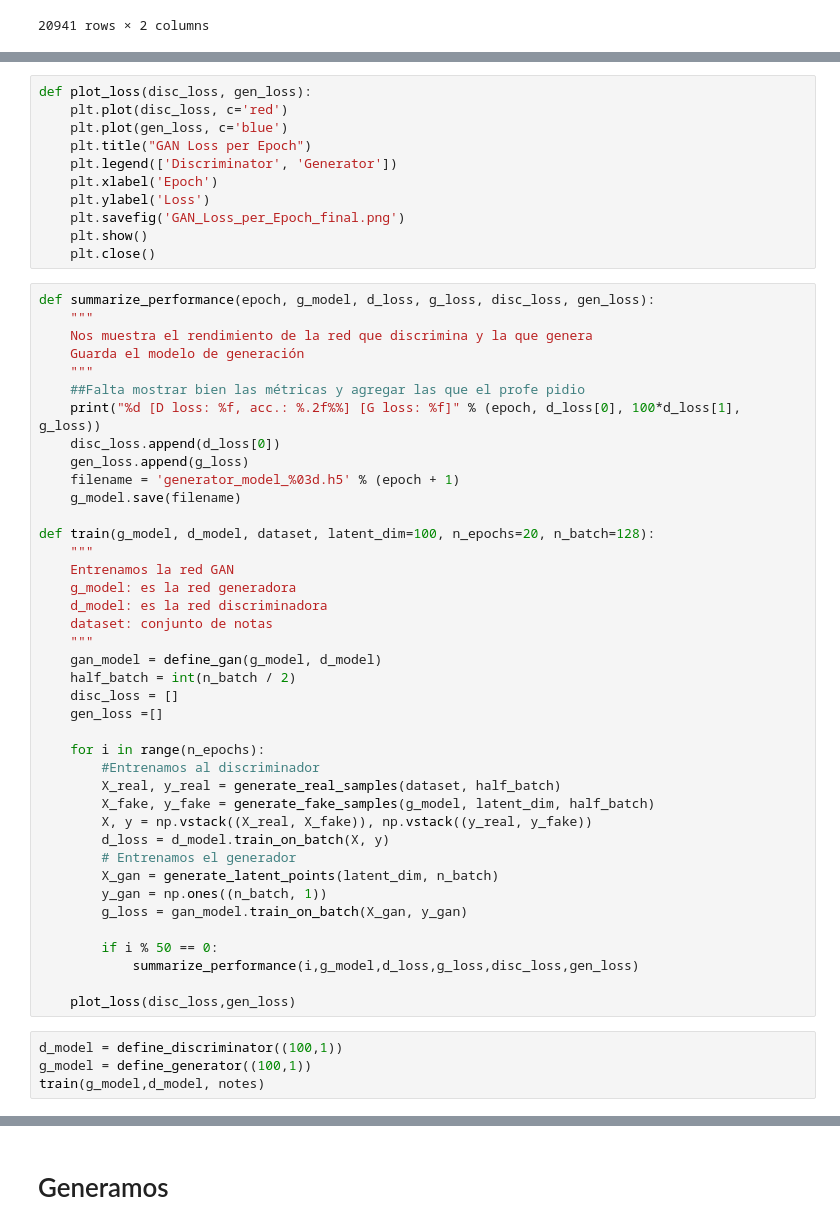
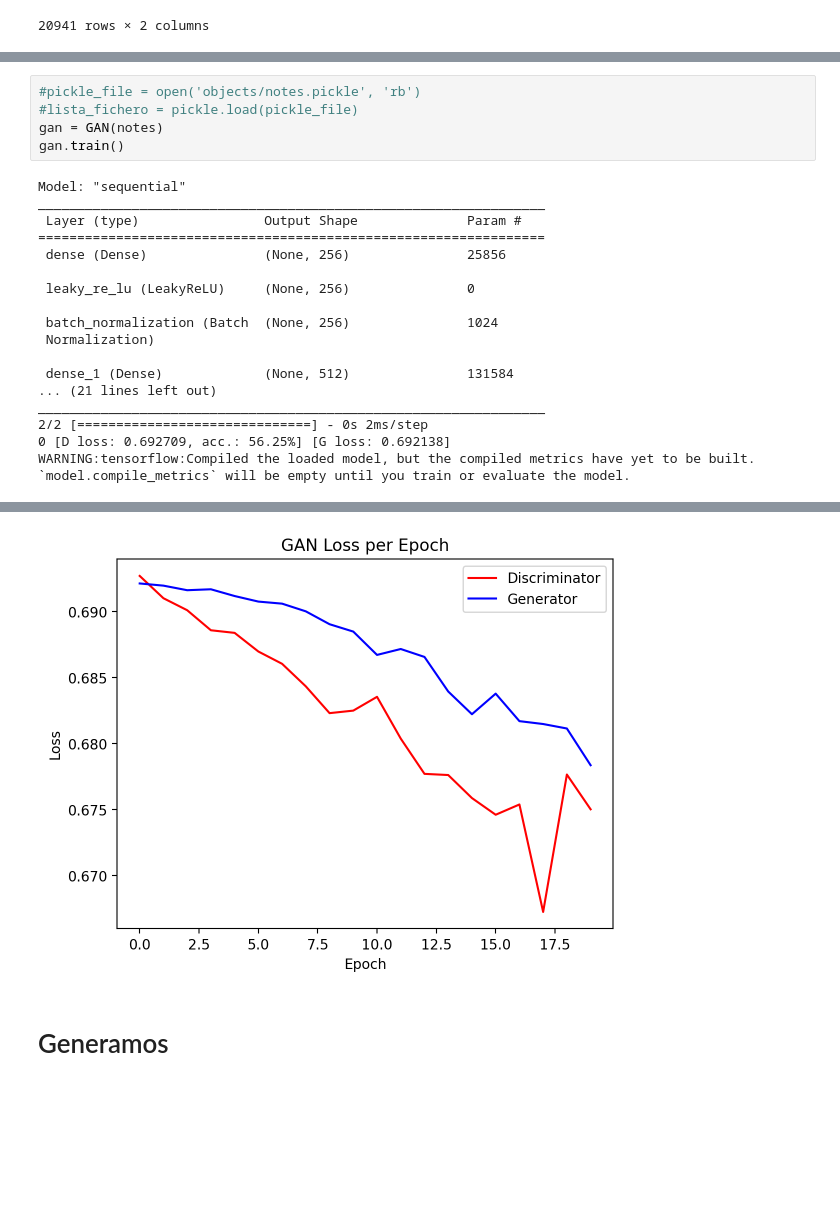
Before and after one commit to KarlaDSJ/Miausic, a Jupyter notebook: models/gan/gan.ipynb, the cells around one changed output, grey strips where cells are left out. Cells and saved outputs as stored; diff of their text form; blank space fills up the shorter version.

Commit message:
Create .py files, add loss in models

```diff
--- a/models/gan/gan.ipynb
+++ b/models/gan/gan.ipynb
@@ -169,55 +95,23 @@ def generate_fake_samples(g_model, latent_dim, n_samples):
-# %%
-def plot_loss(disc_loss, gen_loss):
-    plt.plot(disc_loss, c='red')
-    plt.plot(gen_loss, c='blue')
-    plt.title("GAN Loss per Epoch")
-    plt.legend(['Discriminator', 'Generator'])
-    plt.xlabel('Epoch')
-    plt.ylabel('Loss')
-    plt.savefig('GAN_Loss_per_Epoch_final.png')
-    plt.show()
-    plt.close()
-# %%
-def summarize_performance(epoch, g_model, d_loss, g_loss, disc_loss, gen_loss):
-    """
-    Nos muestra el rendimiento de la red que discrimina y la que genera
-    Guarda el modelo de generación
-    """
-    ##Falta mostrar bien las métricas y agregar las que el profe pidio
-    print("%d [D loss: %f, acc.: %.2f%%] [G loss: %f]" % (epoch, d_loss[0], 100*d_loss[1], g_loss))
-    disc_loss.append(d_loss[0])
-    gen_loss.append(g_loss)
-    filename = 'generator_model_%03d.h5' % (epoch + 1)
-    g_model.save(filename)
-
-def train(g_model, d_model, dataset, latent_dim=100, n_epochs=20, n_batch=128):
-    """
-    Entrenamos la red GAN
-    g_model: es la red generadora
-    d_model: es la red discriminadora
-    dataset: conjunto de notas
-    """
-    gan_model = define_gan(g_model, d_model)
-    half_batch = int(n_batch / 2)
-    disc_loss = []
-    gen_loss =[]
-
-    for i in range(n_epochs):
-        #Entrenamos al discriminador
-        X_real, y_real = generate_real_samples(dataset, half_batch)
-        X_fake, y_fake = generate_fake_samples(g_model, latent_dim, half_batch)
-        X, y = np.vstack((X_real, X_fake)), np.vstack((y_real, y_fake))
-        d_loss = d_model.train_on_batch(X, y)
-        # Entrenamos el generador
-        X_gan = generate_latent_points(latent_dim, n_batch)
-        y_gan = np.ones((n_batch, 1))
-        g_loss = gan_model.train_on_batch(X_gan, y_gan)
-
-        if i % 50 == 0:
-            summarize_performance(i,g_model,d_loss,g_loss,disc_loss,gen_loss)
-
-    plot_loss(disc_loss,gen_loss)
-# %%
-d_model = define_discriminator((100,1))
-g_model = define_generator((100,1))
-train(g_model,d_model, notes)
+# %%
+#pickle_file = open('objects/notes.pickle', 'rb')
+#lista_fichero = pickle.load(pickle_file)
+gan = GAN(notes)
+gan.train()
+# %% [output]
+Model: "sequential"
+_________________________________________________________________
+ Layer (type)                Output Shape              Param #
+=================================================================
+ dense (Dense)               (None, 256)               25856
+
+ leaky_re_lu (LeakyReLU)     (None, 256)               0
+
+ batch_normalization (Batch  (None, 256)               1024
+ Normalization)
+
+ dense_1 (Dense)             (None, 512)               131584
+... (21 lines left out)
+_________________________________________________________________
+2/2 [==============================] - 0s 2ms/step
+0 [D loss: 0.692709, acc.: 56.25%] [G loss: 0.692138]
+WARNING:tensorflow:Compiled the loaded model, but the compiled metrics have yet to be built. `model.compile_metrics` will be empty until you train or evaluate the model.
@@ -224,2 +135,3 @@ train(g_model,d_model, notes)
+[figure, added]
 # %% [markdown]
 # Generamos
```
Also changed, not shown: parts of 19 cells of this notebook, 11 other files.
